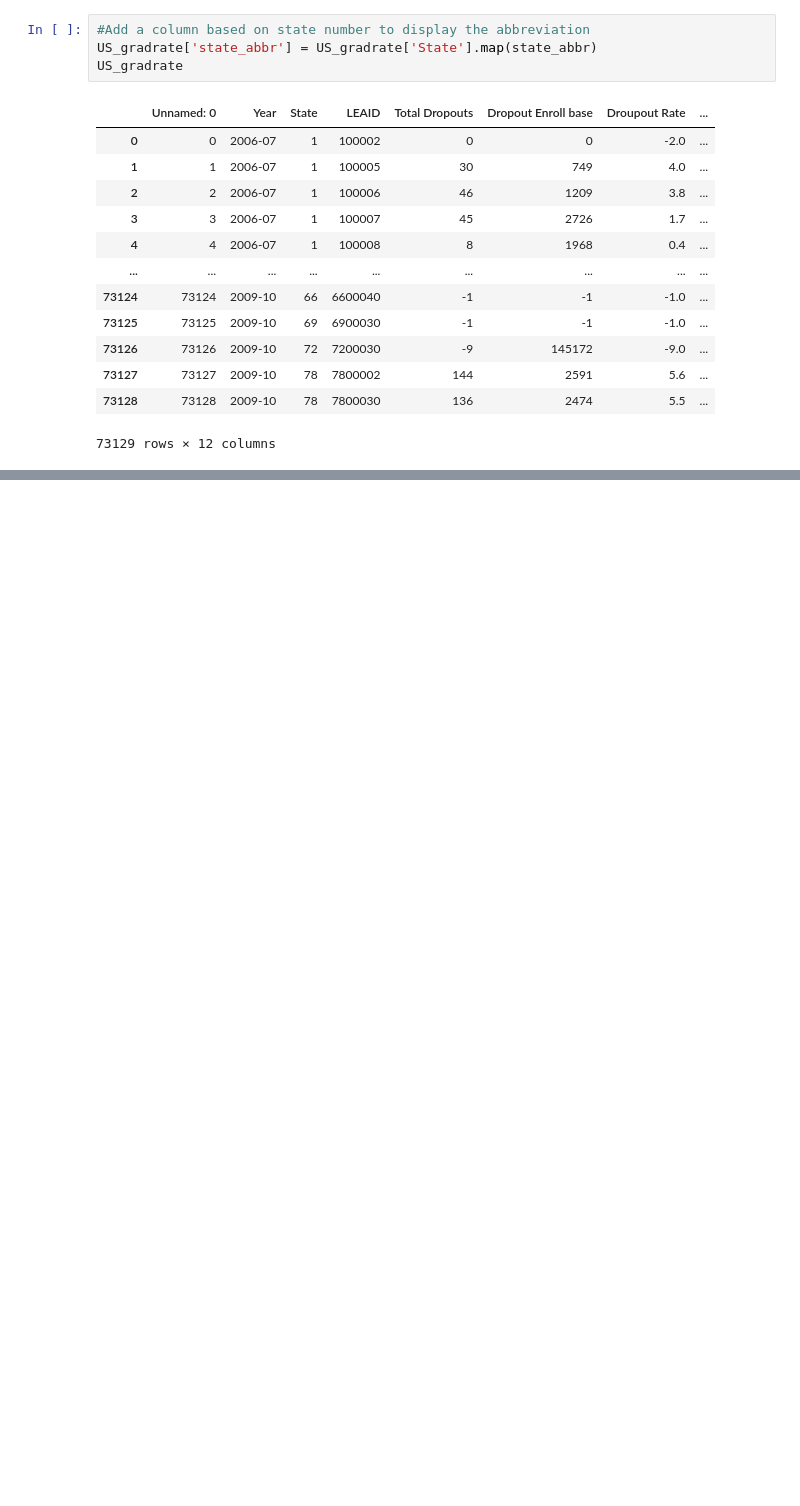
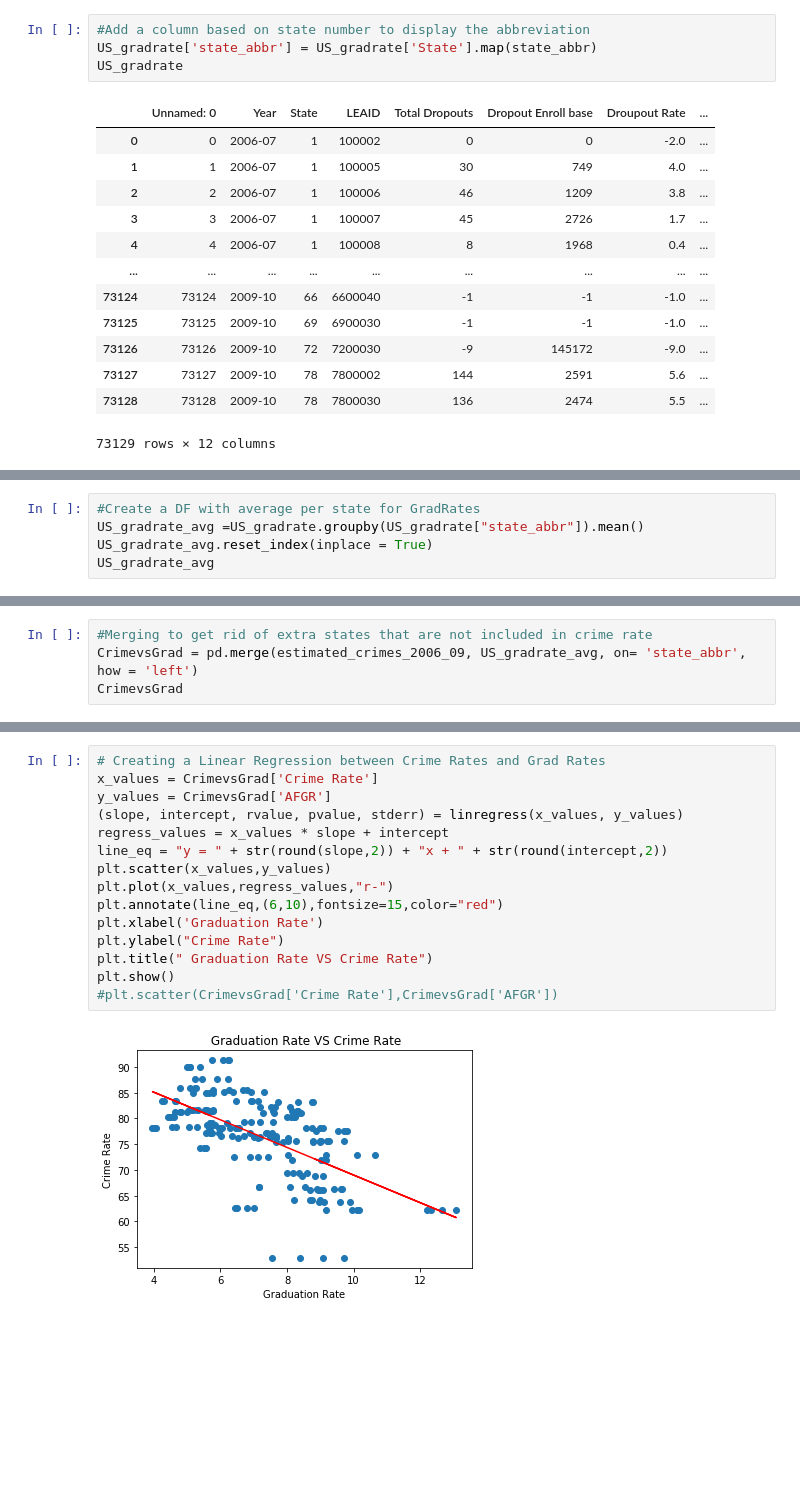
Before and after one commit to klcurtiss/Project1work, a Jupyter notebook: Rutgers DataBootcamp Project1.ipynb, the cells around one changed output, grey strips where cells are left out. Cells and saved outputs as stored; diff of their text form; blank space fills up the shorter version.

Commit message:
linear regression done

```diff
--- a/Rutgers DataBootcamp Project1.ipynb
+++ b/Rutgers DataBootcamp Project1.ipynb
@@ -226,0 +182,5 @@ US_gradrate
+# %%
+#Create a DF with average per state for GradRates
+US_gradrate_avg =US_gradrate.groupby(US_gradrate["state_abbr"]).mean()
+US_gradrate_avg.reset_index(inplace = True)
+US_gradrate_avg
@@ -226,0 +205,4 @@ US_gradrate
+# %%
+#Merging to get rid of extra states that are not included in crime rate
+CrimevsGrad = pd.merge(estimated_crimes_2006_09, US_gradrate_avg, on= 'state_abbr', how = 'left')
+CrimevsGrad
@@ -226,0 +223,17 @@ US_gradrate
+# %%
+# Creating a Linear Regression between Crime Rates and Grad Rates
+x_values = CrimevsGrad['Crime Rate']
+y_values = CrimevsGrad['AFGR']
+(slope, intercept, rvalue, pvalue, stderr) = linregress(x_values, y_values)
+regress_values = x_values * slope + intercept
+line_eq = "y = " + str(round(slope,2)) + "x + " + str(round(intercept,2))
+plt.scatter(x_values,y_values)
+plt.plot(x_values,regress_values,"r-")
+plt.annotate(line_eq,(6,10),fontsize=15,color="red")
+plt.xlabel('Graduation Rate')
+plt.ylabel("Crime Rate")
+plt.title(" Graduation Rate VS Crime Rate")
+plt.show()
+#plt.scatter(CrimevsGrad['Crime Rate'],CrimevsGrad['AFGR'])
+# %% [output]
+[figure, added]
```
Also changed, not shown: parts of 8 cells of this notebook.
